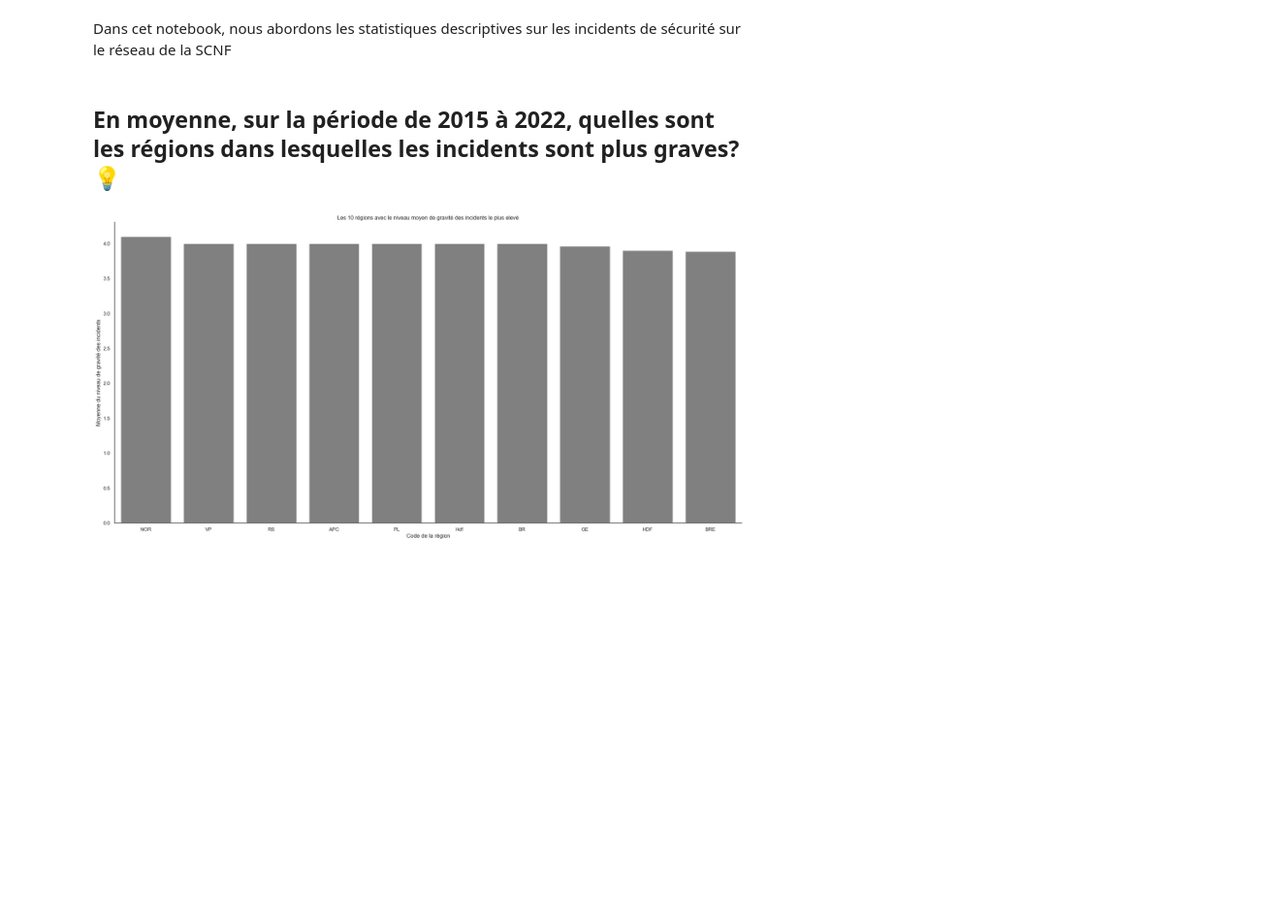
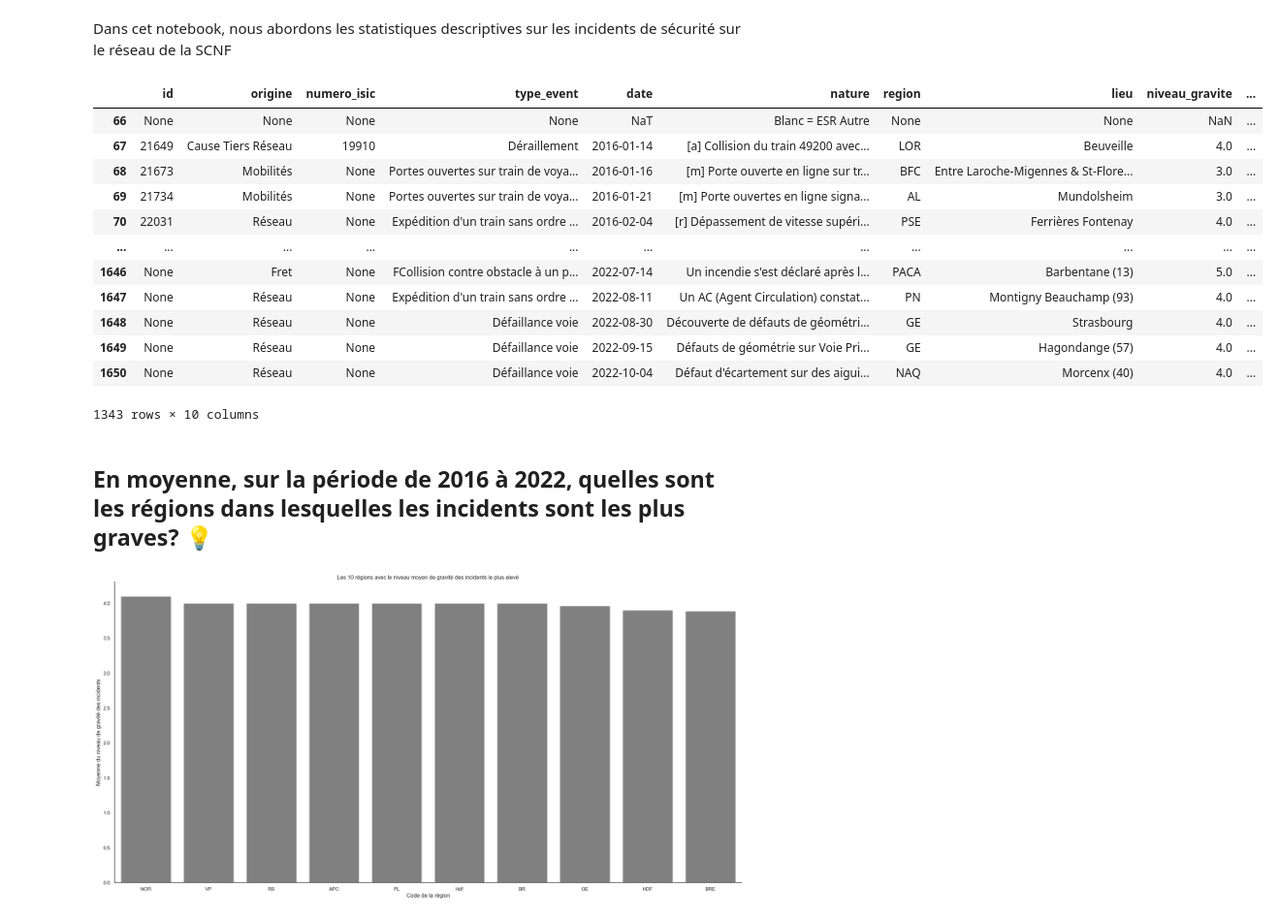
Before and after one commit to gbiaou/Projet_Python_SNCF, a Jupyter notebook: incidents_de_sécurité.ipynb, the cells around one changed output. Shown at 97% size. Cells and saved outputs as stored; diff of their text form; code cells hidden in the pictures; blank space fills up the shorter version.

```diff
--- a/incidents_de_sécurité.ipynb
+++ b/incidents_de_sécurité.ipynb
@@ -23,6 +23,24 @@ url_api="https://ressources.data.sncf.com/api/v2/catalog/datasets/incidents-secu
 incident= requests.get(url_api).json()
 incident=pd.json_normalize(incident)
 #incident.head()
+# %%
+######## Retrait des données de 2015 ###########
+incident['annee']=incident['date'].dt.strftime('%Y')
+incident2=incident.drop(incident[incident['annee']=="2015"].index, inplace=False)
+# %% [output]
+|  | id | origine | numero_isic | type_event | date | nature | region | lieu | niveau_gravite | ... |
+| 66 | None | None | None | None | NaT | Blanc = ESR Autre | None | None | NaN | ... |
+| 67 | 21649 | Cause Tiers Réseau | 19910 | Déraillement | 2016-01-14 | [a] Collision du train 49200 avec... | LOR | Beuveille | 4.0 | ... |
+| 68 | 21673 | Mobilités | None | Portes ouvertes sur train de voya... | 2016-01-16 | [m] Porte ouverte en ligne sur tr... | BFC | Entre Laroche-Migennes & St-Flore... | 3.0 | ... |
+| 69 | 21734 | Mobilités | None | Portes ouvertes sur train de voya... | 2016-01-21 | [m] Porte ouvertes en ligne signa... | AL | Mundolsheim | 3.0 | ... |
+| 70 | 22031 | Réseau | None | Expédition d'un train sans ordre ... | 2016-02-04 | [r] Dépassement de vitesse supéri... | PSE | Ferrières Fontenay | 4.0 | ... |
+| ... | ... | ... | ... | ... | ... | ... | ... | ... | ... | ... |
+| 1646 | None | Fret | None | FCollision contre obstacle à un p... | 2022-07-14 | Un incendie s'est déclaré après l... | PACA | Barbentane (13) | 5.0 | ... |
+| 1647 | None | Réseau | None | Expédition d'un train sans ordre ... | 2022-08-11 | Un AC (Agent Circulation) constat... | PN | Montigny Beauchamp (93) | 4.0 | ... |
+| 1648 | None | Réseau | None | Défaillance voie | 2022-08-30 | Découverte de défauts de géométri... | GE | Strasbourg | 4.0 | ... |
+| 1649 | None | Réseau | None | Défaillance voie | 2022-09-15 | Défauts de géométrie sur Voie Pri... | GE | Hagondange (57) | 4.0 | ... |
+| 1650 | None | Réseau | None | Défaillance voie | 2022-10-04 | Défaut d'écartement sur des aigui... | NAQ | Morcenx (40) | 4.0 | ... |
+1343 rows × 10 columns
 # %% [markdown]
-## En moyenne, sur la période de 2015 à 2022, quelles sont les régions dans lesquelles les incidents sont plus graves? 💡
+## En moyenne, sur la période de 2016 à 2022, quelles sont les régions dans lesquelles les incidents sont les plus graves? 💡
 # %%
```
Also changed, not shown: parts of 6 cells of this notebook.
